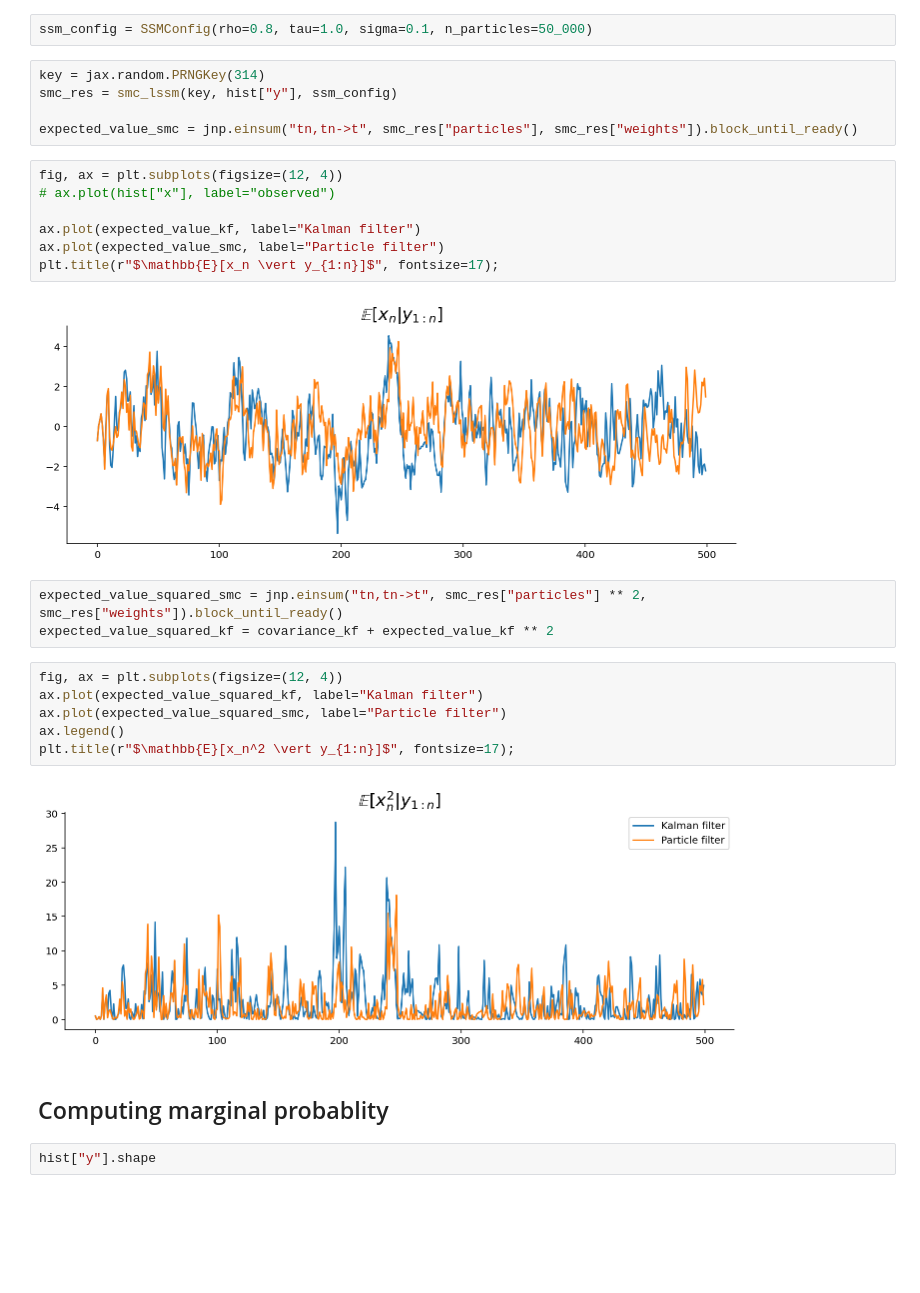
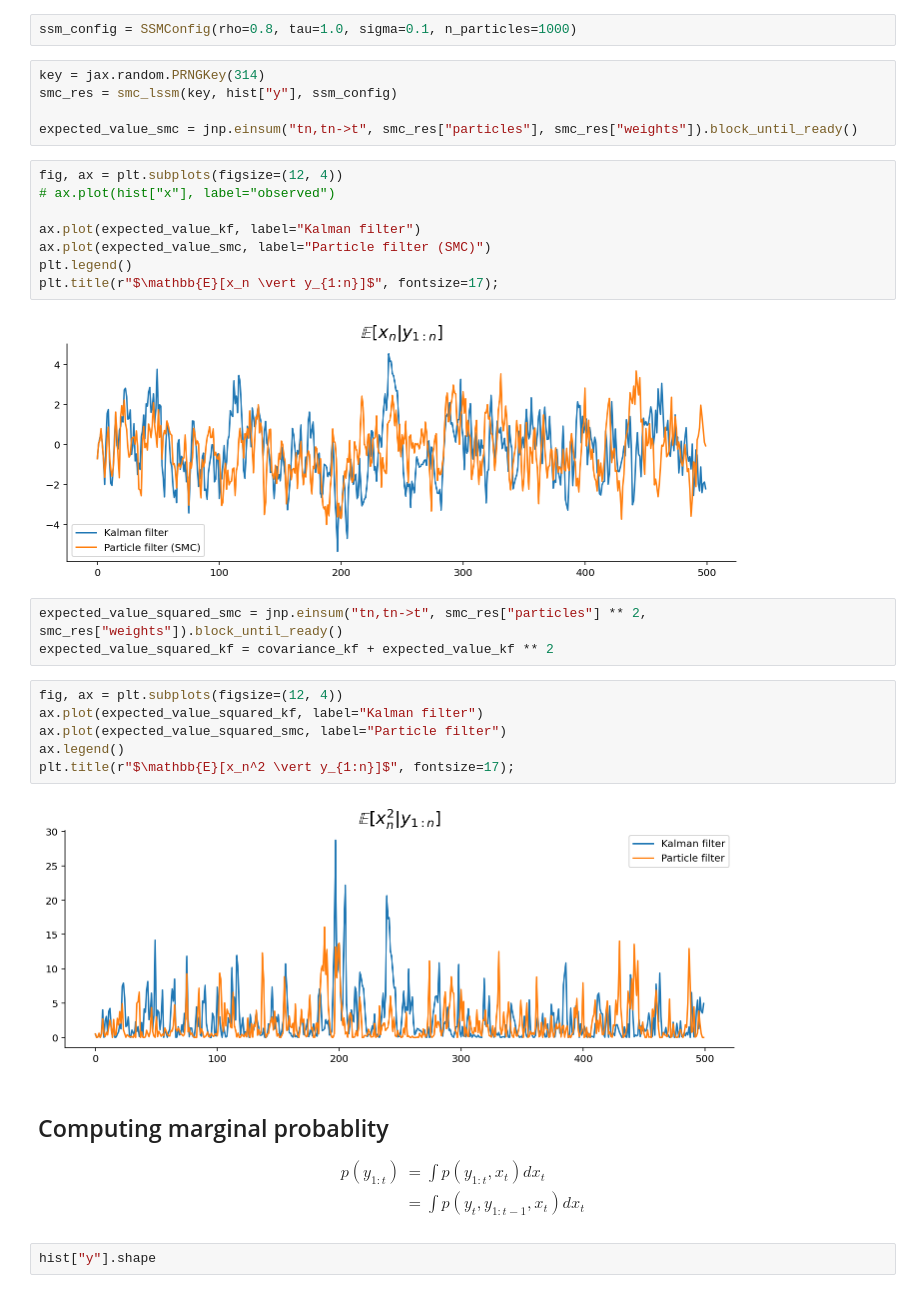
Before and after one commit to gerdm/misc, a Jupyter notebook: 2022-04/advanced-computational-methods.ipynb, the cells around one changed output. Drawn from its saved outputs; the diff is of its cells as text; blank space fills up the shorter version.

```diff
--- a/2022-04/advanced-computational-methods.ipynb
+++ b/2022-04/advanced-computational-methods.ipynb
@@ -219,7 +224,7 @@ def smc_lssm(key, observations, ssm_config):
 
     return res
 # %%
-ssm_config = SSMConfig(rho=0.8, tau=1.0, sigma=0.1, n_particles=50_000)
+ssm_config = SSMConfig(rho=0.8, tau=1.0, sigma=0.1, n_particles=1000)
 # %%
 key = jax.random.PRNGKey(314)
 smc_res = smc_lssm(key, hist["y"], ssm_config)
@@ -228,12 +233,13 @@ expected_value_smc = jnp.einsum("tn,tn->t", smc_res["particles"], smc_res["weigh
 # %%
 fig, ax = plt.subplots(figsize=(12, 4))
 # ax.plot(hist["x"], label="observed")
 
 ax.plot(expected_value_kf, label="Kalman filter")
-ax.plot(expected_value_smc, label="Particle filter")
+ax.plot(expected_value_smc, label="Particle filter (SMC)")
+plt.legend()
 plt.title(r"$\mathbb{E}[x_n \vert y_{1:n}]$", fontsize=17);
 # %% [output]
-[figure, old version]
+[figure, new version]
 # %%
 expected_value_squared_smc = jnp.einsum("tn,tn->t", smc_res["particles"] ** 2, smc_res["weights"]).block_until_ready()
 expected_value_squared_kf = covariance_kf + expected_value_kf ** 2
@@ -244,9 +250,16 @@ ax.plot(expected_value_squared_smc, label="Particle filter")
 ax.legend()
 plt.title(r"$\mathbb{E}[x_n^2 \vert y_{1:n}]$", fontsize=17);
 # %% [output]
-[figure, old version]
+[figure, new version]
 # %% [markdown]
 ## Computing marginal probablity
+
+$$
+\begin{aligned}
+p(y_{1:t}) &= \int p(y_{1:t}, x_t) dx_t\\
+           &= \int p(y_t, y_{1:t-1}, x_t) dx_t
+\end{aligned}
+$$
 # %%
 hist["y"].shape
 # %% [output]
```
Also changed, not shown: parts of 11 cells of this notebook.
